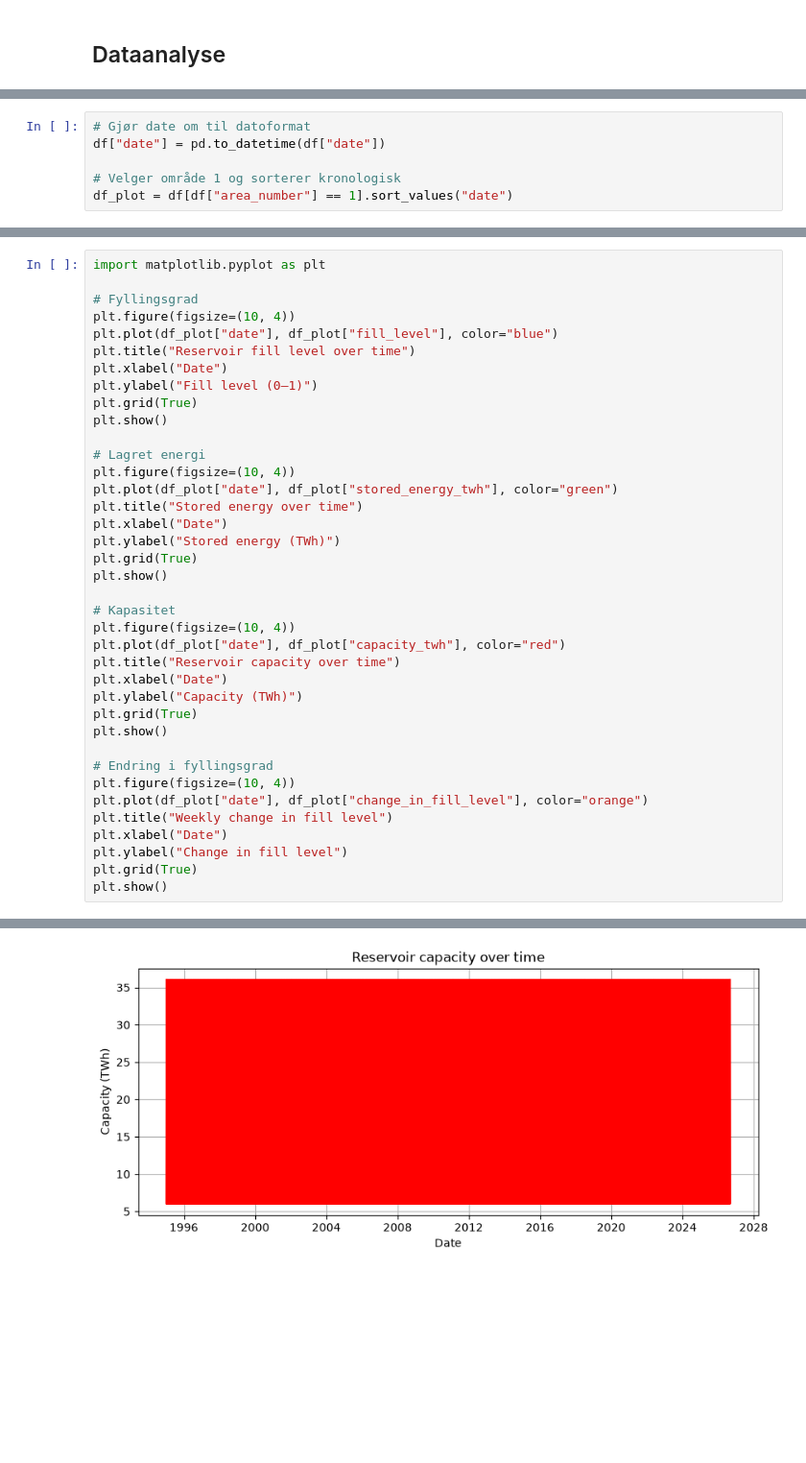
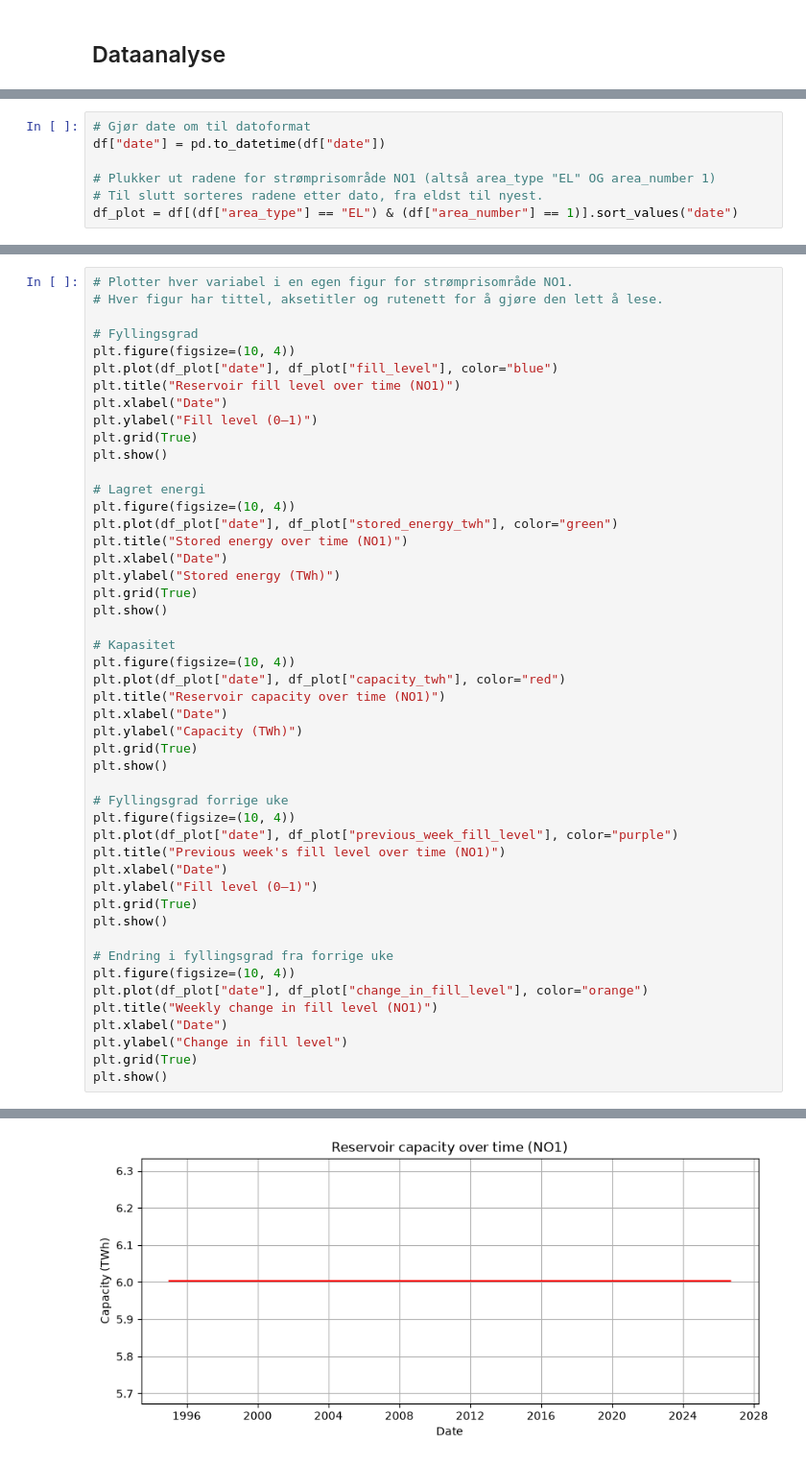
Before and after one commit to Kaja321/ind320-dashboard-kaja321, a Jupyter notebook: analyse.ipynb, the cells around one changed output, grey strips where cells are left out. Shown at 96% size. Drawn from its saved outputs; the diff is of its cells as text; blank space fills up the shorter version.

```diff
--- a/analyse.ipynb
+++ b/analyse.ipynb
@@ -82,5 +110,6 @@ df.head()
 # Gjør date om til datoformat
 df["date"] = pd.to_datetime(df["date"])
 
-# Velger område 1 og sorterer kronologisk
-df_plot = df[df["area_number"] == 1].sort_values("date")
+# Plukker ut radene for strømprisområde NO1 (altså area_type "EL" OG area_number 1)
+# Til slutt sorteres radene etter dato, fra eldst til nyest.
+df_plot = df[(df["area_type"] == "EL") & (df["area_number"] == 1)].sort_values("date")
@@ -87,10 +125,11 @@ df_plot = df[df["area_number"] == 1].sort_values("date")
 # %%
-import matplotlib.pyplot as plt
+# Plotter hver variabel i en egen figur for strømprisområde NO1.
+# Hver figur har tittel, aksetitler og rutenett for å gjøre den lett å lese.
 
 # Fyllingsgrad
 plt.figure(figsize=(10, 4))
 plt.plot(df_plot["date"], df_plot["fill_level"], color="blue")
-plt.title("Reservoir fill level over time")
+plt.title("Reservoir fill level over time (NO1)")
 plt.xlabel("Date")
 plt.ylabel("Fill level (0–1)")
 plt.grid(True)
@@ -99,7 +138,7 @@ plt.show()
 # Lagret energi
 plt.figure(figsize=(10, 4))
 plt.plot(df_plot["date"], df_plot["stored_energy_twh"], color="green")
-plt.title("Stored energy over time")
+plt.title("Stored energy over time (NO1)")
 plt.xlabel("Date")
 plt.ylabel("Stored energy (TWh)")
 plt.grid(True)
@@ -108,16 +147,25 @@ plt.show()
 # Kapasitet
 plt.figure(figsize=(10, 4))
 plt.plot(df_plot["date"], df_plot["capacity_twh"], color="red")
-plt.title("Reservoir capacity over time")
+plt.title("Reservoir capacity over time (NO1)")
 plt.xlabel("Date")
 plt.ylabel("Capacity (TWh)")
 plt.grid(True)
 plt.show()
 
-# Endring i fyllingsgrad
+# Fyllingsgrad forrige uke
+plt.figure(figsize=(10, 4))
+plt.plot(df_plot["date"], df_plot["previous_week_fill_level"], color="purple")
+plt.title("Previous week's fill level over time (NO1)")
+plt.xlabel("Date")
+plt.ylabel("Fill level (0–1)")
+plt.grid(True)
+plt.show()
+
+# Endring i fyllingsgrad fra forrige uke
 plt.figure(figsize=(10, 4))
 plt.plot(df_plot["date"], df_plot["change_in_fill_level"], color="orange")
-plt.title("Weekly change in fill level")
+plt.title("Weekly change in fill level (NO1)")
 plt.xlabel("Date")
 plt.ylabel("Change in fill level")
 plt.grid(True)
@@ -129 +176 @@ Matplotlib is building the font cache; this may take a moment.
-[figure, old version]
+[figure, new version]
```
Also changed, not shown: parts of 12 cells of this notebook, 1 other file.
